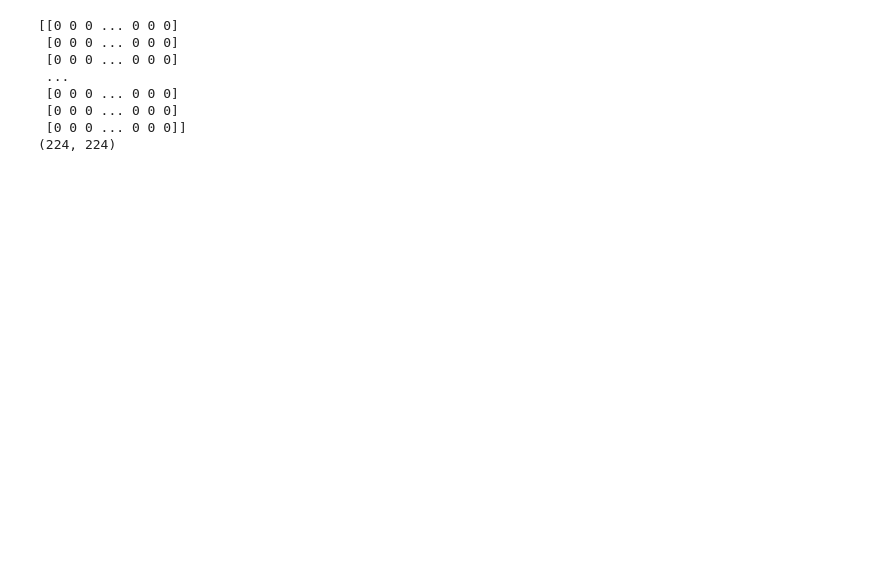
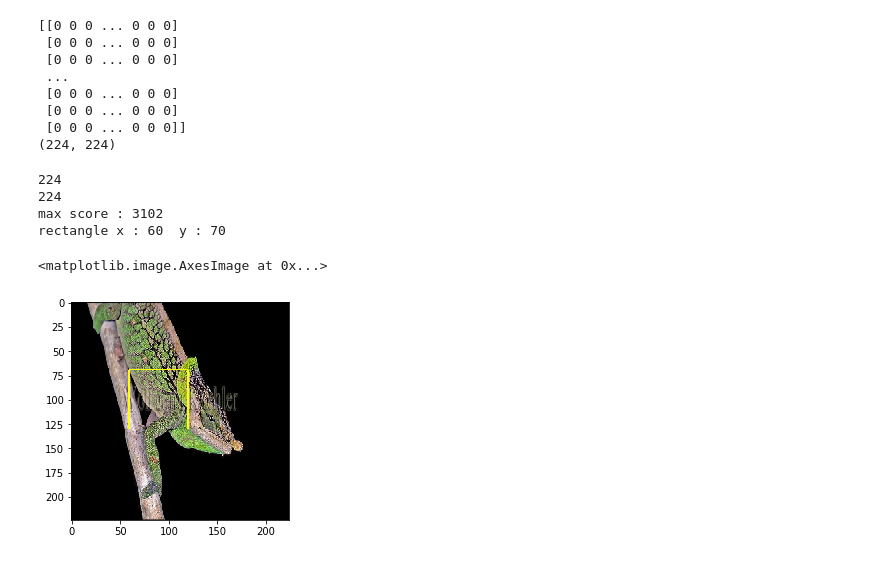
Before and after one commit to isshii/de4test, a Jupyter notebook: LIME/Lime_VGG16.ipynb, the cells around one changed output. Cells and saved outputs as stored; diff of their text form; code cells hidden in the pictures; blank space fills up the shorter version.

```diff
--- a/LIME/Lime_VGG16.ipynb
+++ b/LIME/Lime_VGG16.ipynb
@@ -162,3 +164,58 @@ print(mask.shape)
  [0 0 0 ... 0 0 0]
  [0 0 0 ... 0 0 0]]
 (224, 224)
+# %%
+# mask の結果 (np) から de のノイズ位置を決定する仕組みを作る
+
+
+# 3*3 の矩形で、最も1が含まれる個数が多い場所は？
+print("")
+
+def get_rectangle_good_2_noise(nparray, rectangle_size=(30, 30)):
+    max_x = 0
+    max_y = 0
+    max_score = 0
+    sizeof_x = len(nparray[0])
+    sizeof_y = len(nparray)
+    print(len(nparray[0]))
+    print(len(nparray))
+    for y in range(0, sizeof_y):
+        for x in range(0, sizeof_x):
+            fixed_y = y+rectangle_size[0]
+            fixed_x = x+rectangle_size[1]
+            score = np.sum(nparray[y:fixed_y, x:fixed_x])
+            #print(image[y:fixed_y, x:fixed_x])
+            #print("x:%d  y:%d" % (x, y))
+            #print("score: %d" % score)
+            #print("")
+            if score > max_score:
+                max_x = x
+                max_y = y
+                max_score = score
+    print("max score : %d" % max_score)
+    print("rectangle x : %d  y : %d" % (max_x, max_y))
+    return (max_x, max_y, max_score)
+
+
+# lime 用の 4角マスクデータを作るよ
+def create_my_mask(target_size=(224,224), x_start=0, y_start=0, rectangle_size=(30, 30)):
+  my_mask = np.zeros(target_size, dtype = int)
+  x_end = x_start + rectangle_size[0]
+  y_end = y_start + rectangle_size[1]
+  my_mask[y_start:y_end, x_start:x_end]=1
+  return my_mask
+
+(start_x, start_y, score) = get_rectangle_good_2_noise(mask, (60,60))
+my_mask = create_my_mask((224, 224), start_x, start_y, (60,60))
+# %% [output]
+224
+224
+max score : 3102
+rectangle x : 60  y : 70
+# %%
+np.set_printoptions(threshold=224*224)
+temp, mask = vgg16_explanation.get_image_and_mask(vgg16_explanation.top_labels[0], positive_only=True, num_features=1, hide_rest=False)
+plt.imshow(mark_boundaries(temp / 2 + 0.5, my_mask))
+# %% [output]
+<matplotlib.image.AxesImage at 0x...>
+[figure, added]
```
Also changed, not shown: parts of 6 cells of this notebook.
